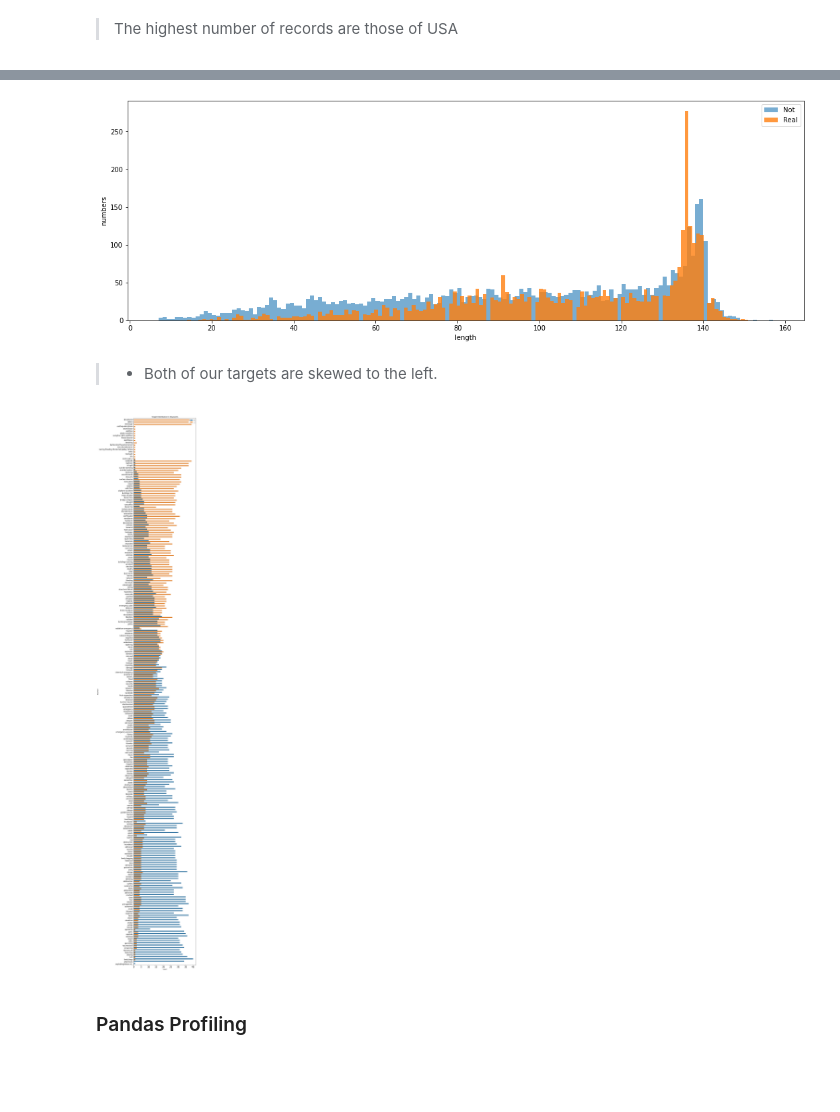
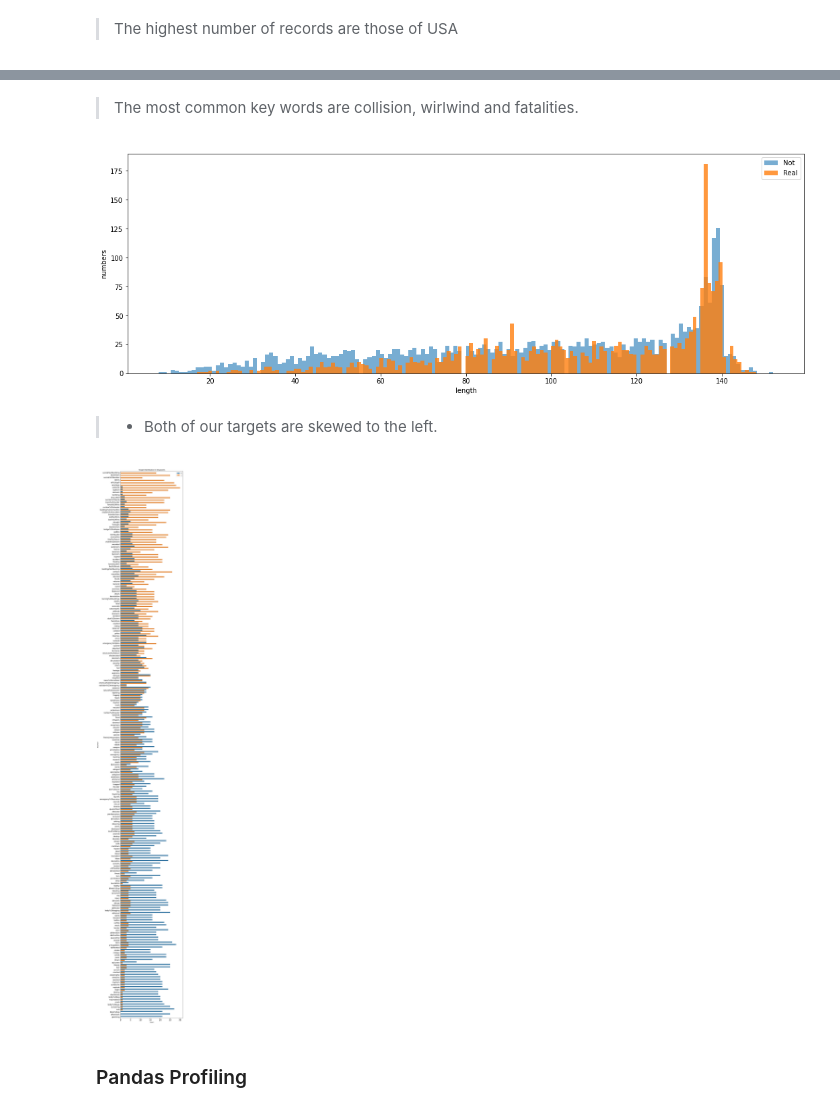
Before and after one commit to PrecyMaeMwanyungu/Fabulous-tokenizers_disaster_tweets_repository, a Jupyter notebook: Fabulous_Tokenizers__Project_Week.ipynb, the cells around one changed output, grey strips where cells are left out. Cells and saved outputs as stored; diff of their text form; code cells hidden in the pictures; blank space fills up the shorter version.

```diff
--- a/Fabulous_Tokenizers__Project_Week.ipynb
+++ b/Fabulous_Tokenizers__Project_Week.ipynb
@@ -266,6 +272,7 @@ df_2labeled.index.tolist()
 !pip install emot
 from emot.emo_unicode import UNICODE_EMO, EMOTICONS
 # Converting emojis to words
+import re
 def convert_emojis(text):
     for emot in UNICODE_EMO:
         text = text.replace(emot, "_".join(UNICODE_EMO[emot].replace(",","").replace(":","").split()))
@@ -276,5 +283,5 @@ def convert_emoticons(text):
         text = re.sub(u'('+emot+')', "_".join(EMOTICONS[emot].replace(",","").split()), text)
         return text
 # Passing both functions to 'text_rare'
-df['text'] = df['text'].apply(convert_emoticons)
-df['text'] = df['text'].apply(convert_emojis)
+train['text'] = train['text'].apply(convert_emoticons)
+train['text'] = train['text'].apply(convert_emojis)
@@ -330,7 +342,7 @@ Name: cleanText, dtype: object
 # Checking the first 10 most frequent words
 from collections import Counter
 cnt = Counter()
-for text in df["cleanText"].values:
+for text in train["cleanText"].values:
     for word in text.split():
         cnt[word] += 1
 
@@ -354,6 +368,6 @@ def freqwords(text):
     return " ".join([word for word in str(text).split() if word not
 in freq])
 # Passing the function freqwords
-df["cleanText"] = df["cleanText"].apply(freqwords)
-df["cleanText"].head()
+train["cleanText"] = train["cleanText"].apply(freqwords)
+train["cleanText"].head()
 # %% [output]
@@ -407,3 +425,11 @@ plt.show()
+# %% [markdown]
+> The most common key words are collision, wirlwind and fatalities.
+# %%
+def length(text):
+    'a function which shows the length of text'
+    return len(text)
+#
+train['length'] = train['text'].apply(length)
 # %%
 # Distribution of real or not real
 plt.rcParams['figure.figsize'] = (18.0, 6.0)
@@ -417,28 +443,28 @@ plt.legend(loc='upper right')
 
 plt.show()
 # %% [output]
-[figure, old version]
+[figure, new version]
 # %% [markdown]
 > * Both of our targets are skewed to the left.
 # %%
 # Target distribution in keyword
-df['target_mean'] = df.groupby('keyword')['target'].transform('mean')
+train['target_mean'] = train.groupby('keyword')['target'].transform('mean')
 
 fig = plt.figure(figsize=(8, 72), dpi=100)
 
-sns.countplot(y=df.sort_values(by='target_mean', ascending=False)['keyword'],
-              hue=df.sort_values(by='target_mean', ascending=False)['target'])
+sns.countplot(y=train.sort_values(by='target_mean', ascending=False)['keyword'],
+              hue=train.sort_values(by='target_mean', ascending=False)['target'])
 
 plt.tick_params(axis='x', labelsize=15)
 plt.tick_params(axis='y', labelsize=12)
 plt.legend(loc=1)
 plt.title('Target Distribution in Keywords')
 
 plt.show()
 
-df.drop(columns=['target_mean'], inplace=True)
+train.drop(columns=['target_mean'], inplace=True)
 # %% [output]
-[figure, old version]
+[figure, new version]
 # %% [markdown]
 ### Pandas Profiling
 # %%
```
Also changed, not shown: parts of 75 cells of this notebook.
